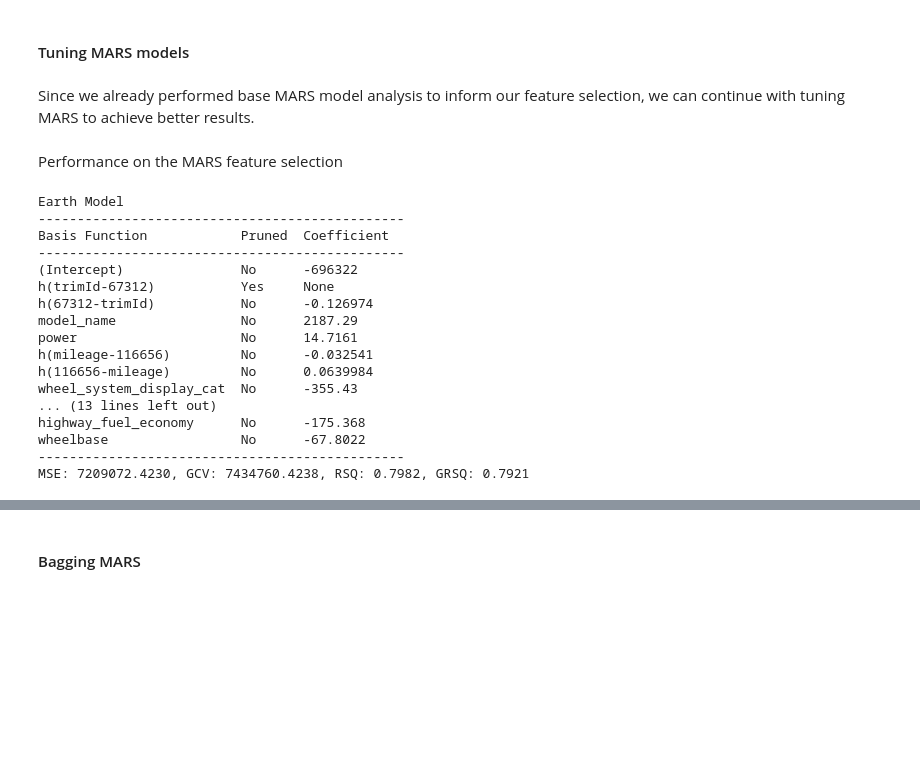
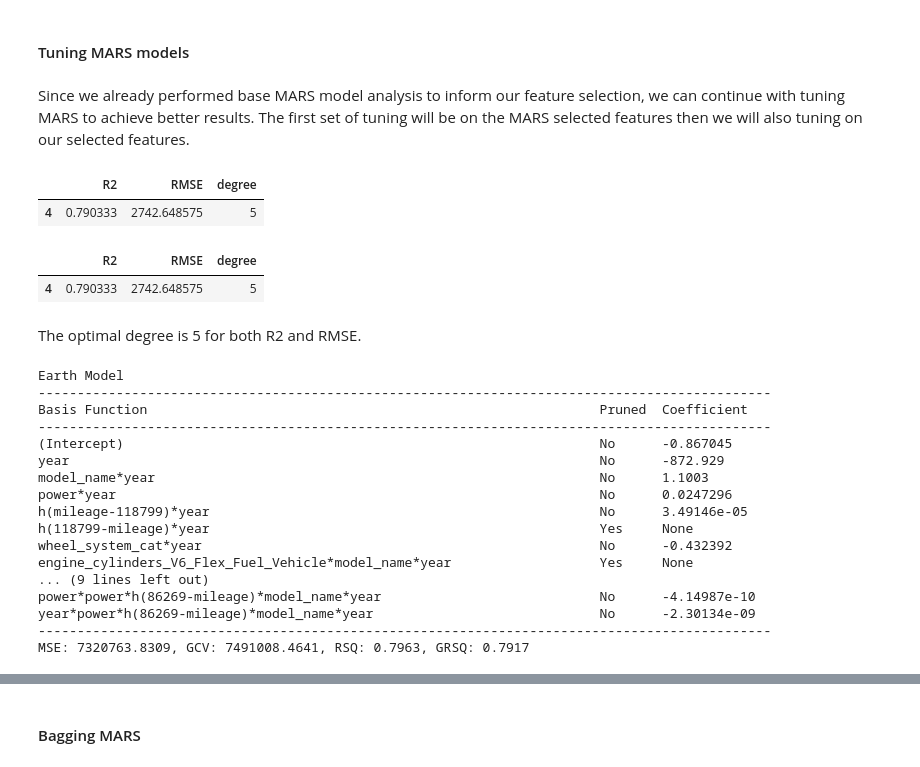
Before and after one commit to hibakhatib/Stat303-3-Final-Project, a Jupyter notebook: Final Project Code - Used Cars.ipynb, the cells around one changed output, grey strips where cells are left out. Saved outputs shown, nothing was run; the diff lists cells and outputs as text; code cells hidden in the pictures; blank space fills up the shorter version.

```diff
--- a/Final Project Code - Used Cars.ipynb
+++ b/Final Project Code - Used Cars.ipynb
@@ -972,8 +972,8 @@ X_train, y_train, X_test, and y_test represent the data which contains the featu
 *By Hiba Khatib*
 # %% [markdown]
 #### Tuning MARS models
-# %% [markdown]
-Since we already performed base MARS model analysis to inform our feature selection, we can continue with tuning MARS to achieve better results.
+# %% [markdown]
+Since we already performed base MARS model analysis to inform our feature selection, we can continue with tuning MARS to achieve better results. The first set of tuning will be on the MARS selected features then we will also tuning on our selected features.
 # %%
 random.seed(4)
 opt_mars = pd.DataFrame(columns = {'degree', 'R2', 'RMSE'})
@@ -994,29 +994,39 @@ for i in range(1, 8):
     opt_mars.loc[iter_num, 'R2'] = mean_r2
     opt_mars.loc[iter_num, 'RMSE'] = mean_rmse
     iter_num += 1
-# %% [markdown]
-Performance on the MARS feature selection
+# %%
+opt_mars.sort_values(by = 'R2', ascending = False).head(1)
+# %% [output]
+|  | R2 | RMSE | degree |
+| 4 | 0.790333 | 2742.648575 | 5 |
+# %%
+opt_mars.sort_values(by = 'RMSE', ascending = True).head(1)
+# %% [output]
+|  | R2 | RMSE | degree |
+| 4 | 0.790333 | 2742.648575 | 5 |
+# %% [markdown]
+The optimal degree is 5 for both R2 and RMSE.
 # %%
-fit_mars1 = Earth(max_terms=1000, max_degree= 4, feature_importance_type = "rss").fit(X_train_mars, y_train_mars)
+fit_mars1 = Earth(max_terms=1000, max_degree= 5, feature_importance_type = "rss").fit(X_train_mars, y_train_mars)
 print(fit_mars1.summary())
 # %% [output]
 Earth Model
------------------------------------------------
-Basis Function            Pruned  Coefficient
------------------------------------------------
-(Intercept)               No      -696322
-h(trimId-67312)           Yes     None
-h(67312-trimId)           No      -0.126974
-model_name                No      2187.29
-power                     No      14.7161
-h(mileage-116656)         No      -0.032541
-h(116656-mileage)         No      0.0639984
-wheel_system_display_cat  No      -355.43
-... (13 lines left out)
-highway_fuel_economy      No      -175.368
-wheelbase                 No      -67.8022
------------------------------------------------
-MSE: 7209072.4230, GCV: 7434760.4238, RSQ: 0.7982, GRSQ: 0.7921
+----------------------------------------------------------------------------------------------
+Basis Function                                                          Pruned  Coefficient
+----------------------------------------------------------------------------------------------
+(Intercept)                                                             No      -0.867045
+year                                                                    No      -872.929
+model_name*year                                                         No      1.1003
+power*year                                                              No      0.0247296
+h(mileage-118799)*year                                                  No      3.49146e-05
+h(118799-mileage)*year                                                  Yes     None
+wheel_system_cat*year                                                   No      -0.432392
+engine_cylinders_V6_Flex_Fuel_Vehicle*model_name*year                   Yes     None
+... (9 lines left out)
+power*power*h(86269-mileage)*model_name*year                            No      -4.14987e-10
+year*power*h(86269-mileage)*model_name*year                             No      -2.30134e-09
+----------------------------------------------------------------------------------------------
+MSE: 7320763.8309, GCV: 7491008.4641, RSQ: 0.7963, GRSQ: 0.7917
 # %%
 print("Performance on MARS feature selection:\n")
 print("Tuned MARS Train RMSE:", np.sqrt(fit_mars1.mse_))
```
Also changed, not shown: parts of 111 cells of this notebook.
